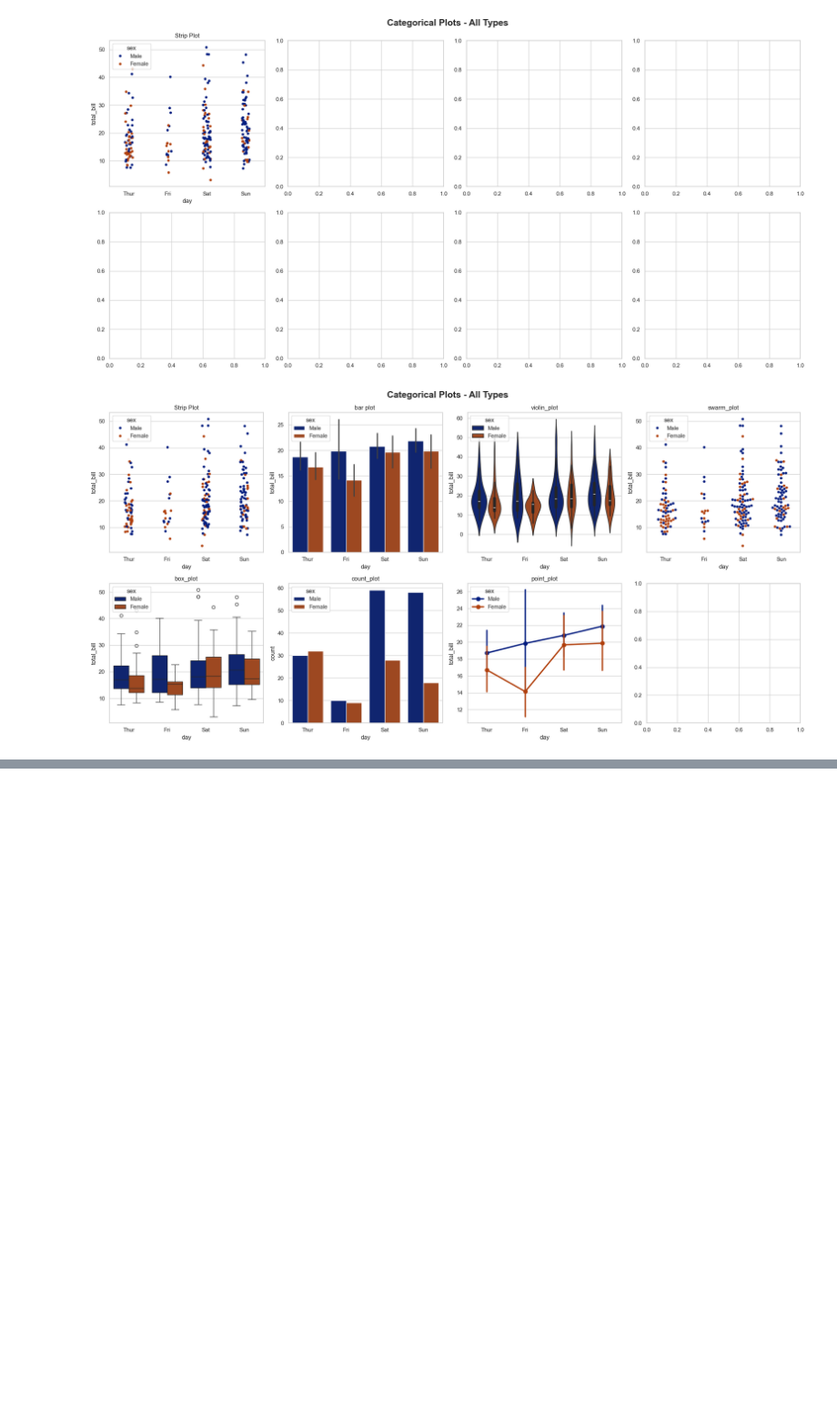
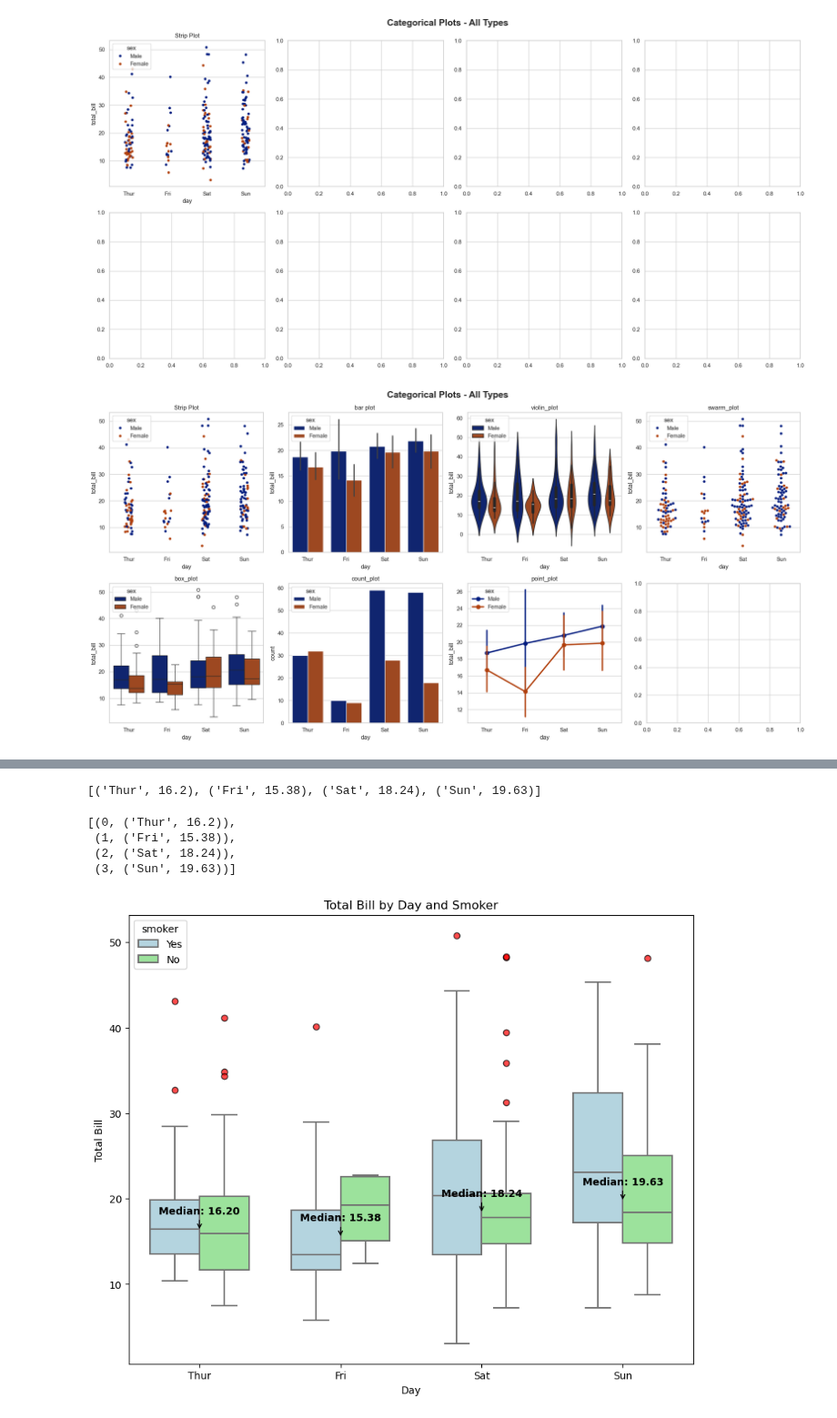
Before and after one commit to Nayan1s62/python-data-science-practice-365, a Jupyter notebook: Day-25/Seaborn_task.ipynb, the cells around one changed output, grey strips where cells are left out. Shown at 91% size. Cells and saved outputs as stored; diff of their text form; code cells hidden in the pictures; blank space fills up the shorter version.

Commit message:
Day 25: Seaborn practice update

```diff
--- a/Day-25/Seaborn_task.ipynb
+++ b/Day-25/Seaborn_task.ipynb
@@ -174,0 +326,6 @@ sns.catplot(data = tips,
+# %%
+# days
+days = ['Thur','Fri','Sat','Sun']
+median = [tips[tips ['day'] == d]['total_bill'].median() for d in days ]
+
+for i,(day,median)) in enumerate(zip(days,median))
@@ -174,0 +347,5 @@ sns.catplot(data = tips,
+# %%
+a  = zip(days,median)
+list(a)
+# %% [output]
+[('Thur', 16.2), ('Fri', 15.38), ('Sat', 18.24), ('Sun', 19.63)]
@@ -174,0 +355,63 @@ sns.catplot(data = tips,
+# %%
+list(b)
+# %% [output]
+[(0, ('Thur', 16.2)),
+ (1, ('Fri', 15.38)),
+ (2, ('Sat', 18.24)),
+ (3, ('Sun', 19.63))]
+# %%
+import matplotlib.pyplot as plt
+import seaborn as sns
+
+# Create figure
+plt.figure(figsize=(10, 8))
+
+# Box plot
+sns.boxplot(
+    data=tips,
+    x="day",
+    y="total_bill",
+    hue="smoker",
+    palette=["lightblue", "lightgreen"],
+    width=0.7,
+    linewidth=1.5,
+    flierprops={
+        "marker": "o",
+        "markerfacecolor": "red",
+        "markeredgecolor": "black",
+        "markersize": 6,
+        "alpha": 0.7
+    }
+)
+
+# Days
+days = ["Thur", "Fri", "Sat", "Sun"]
+
+# Calculate median for each day
+median = [
+    tips[tips["day"] == d]["total_bill"].median()
+    for d in days
+]
+
+# Add annotation
+for i, value in enumerate(median):
+
+    plt.annotate(
+        f"Median: {value:.2f}",
+        xy=(i, value),
+        xytext=(i, value + 2),
+        ha="center",
+        fontsize=10,
+        fontweight="bold",
+        arrowprops={
+            "arrowstyle": "->"
+        }
+    )
+
+plt.title("Total Bill by Day and Smoker")
+plt.xlabel("Day")
+plt.ylabel("Total Bill")
+
+plt.show()
+# %% [output]
+[figure, added]
```
Also changed, not shown: parts of 15 cells of this notebook.
